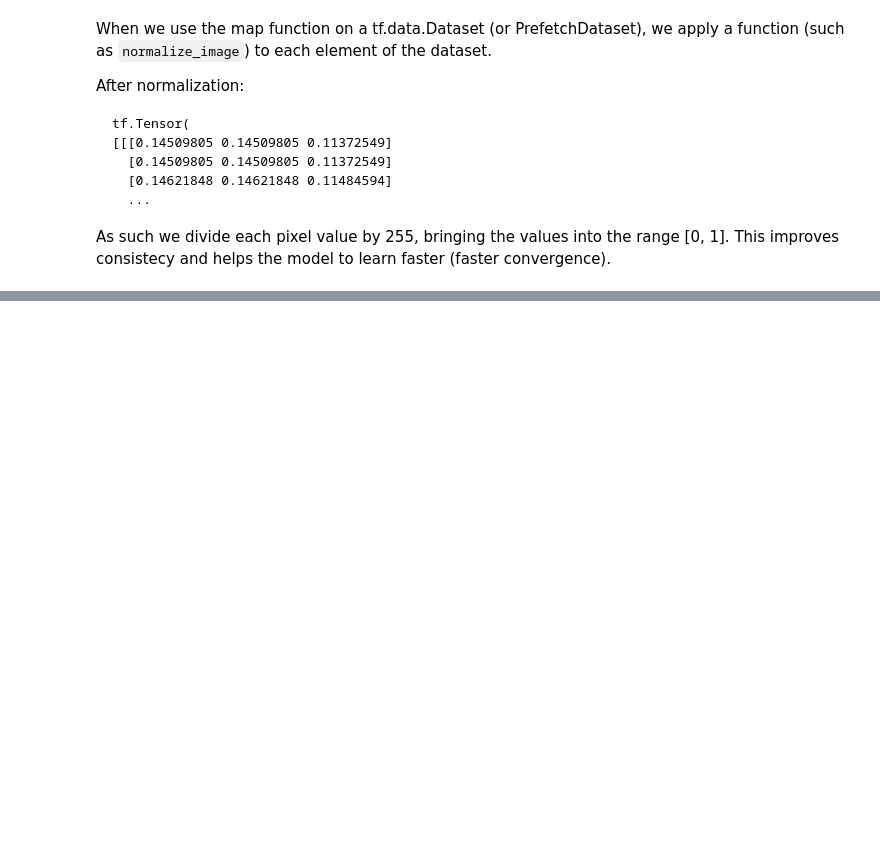
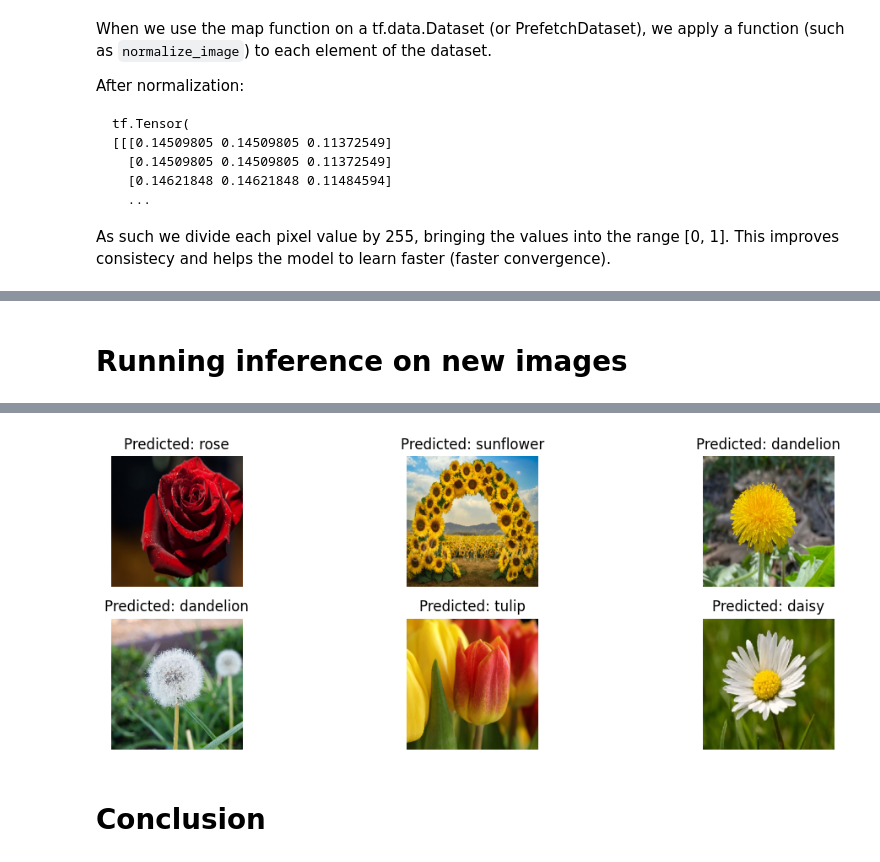
Before and after one commit to wlinds/ITHS-AI22-TF, a Jupyter notebook: Labb/labb1.ipynb, the cells around one changed output, grey strips where cells are left out. Cells and saved outputs as stored; diff of their text form; code cells hidden in the pictures; blank space fills up the shorter version.

```diff
--- a/Labb/labb1.ipynb
+++ b/Labb/labb1.ipynb
@@ -530,0 +540,35 @@ Validation acc of 0.6 is still... ok? After 10 epochs. I think, maybe try to reg
+# %% [markdown]
+# Running inference on new images
+# %%
+from tensorflow.keras.preprocessing import image
+
+def predict_flower(model, image_paths, class_labels=None, grid_size=(1, 3)):
+    predicted_labels = []
+
+    rows, cols = grid_size
+    fig, axes = plt.subplots(rows, cols, figsize=(12, 4))
+
+    for i, image_path in enumerate(image_paths):
+        img = image.load_img(image_path, target_size=(224, 224))
+        img_array = image.img_to_array(img)
+        img_array = np.expand_dims(img_array, axis=0)
+        img_array /= 255.0
+
+        predictions = model.predict(img_array)
+        predicted_label = np.argmax(predictions, axis=1)[0]
+        predicted_labels.append(predicted_label)
+
+        if rows == 1:
+            ax = axes[i % cols]
+        else:
+            ax = axes[i // cols, i % cols]
+        ax.imshow(img)
+        ax.set_title(f"Predicted: {class_labels[predicted_label]}")
+        ax.axis("off")
+
+    plt.tight_layout()
+    plt.show()
+
+image_paths = [f"../Labb/Assets/cnn_test_images/{i}.jpg" for i in range(6)]
+predicted_labels = predict_flower(regularized_adam, image_paths, class_labels=class_names, grid_size=(2, 3))
+# %% [output]
@@ -530,0 +581,3 @@ Validation acc of 0.6 is still... ok? After 10 epochs. I think, maybe try to reg
+[figure, added]
+# %% [markdown]
+# Conclusion
```
Also changed, not shown: parts of 63 cells of this notebook.
